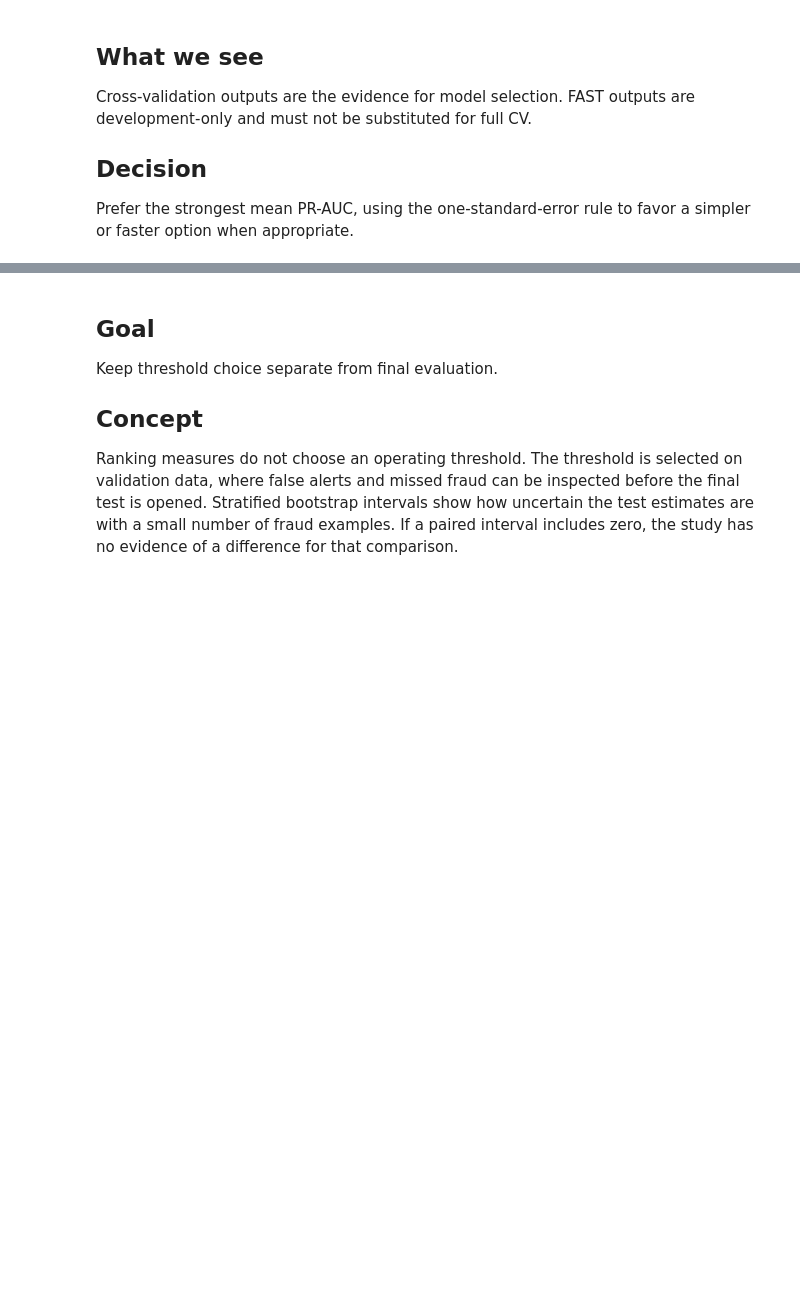
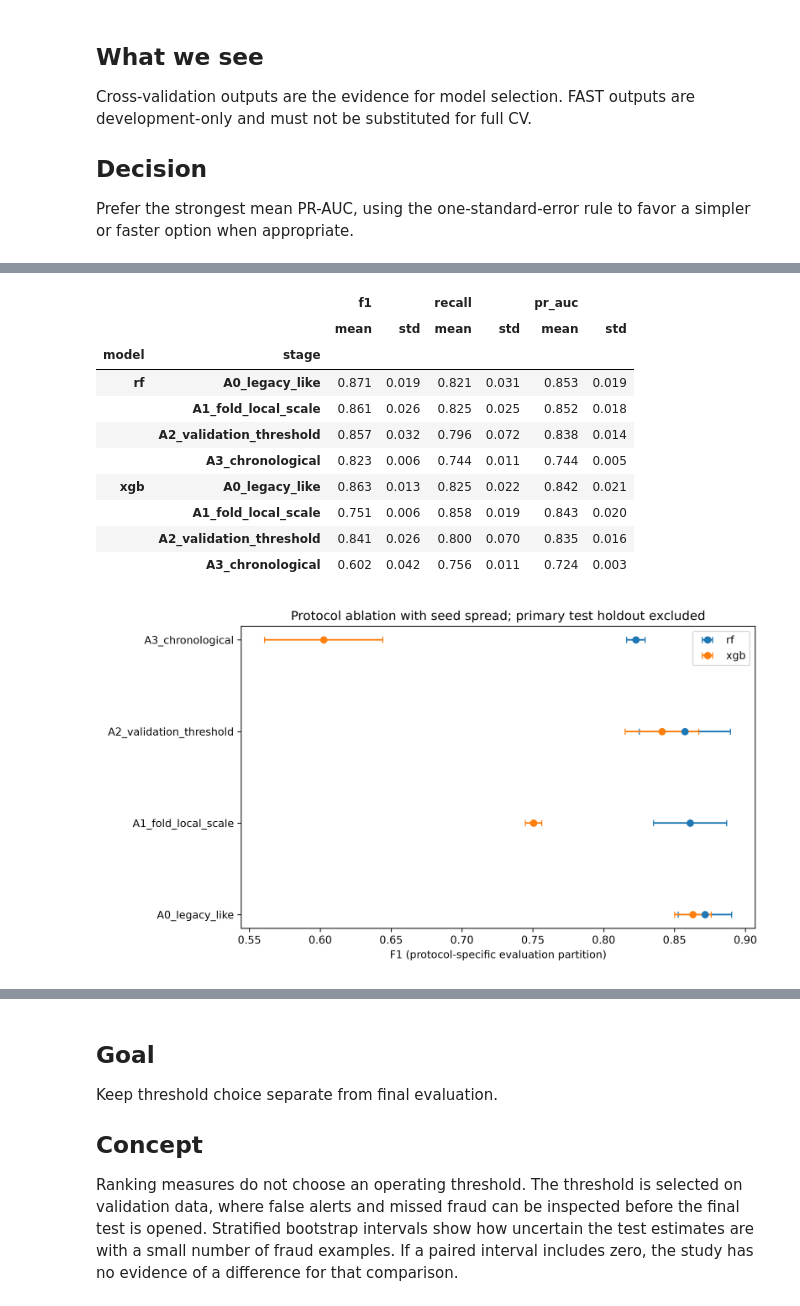
Before and after one commit to SYK-351/Fraud-Detection-Machine-Learning-Model, a Jupyter notebook: main.ipynb, the cells around one changed output, grey strips where cells are left out. Drawn from its saved outputs; the diff is of its cells as text; code cells hidden in the pictures; blank space fills up the shorter version.

Commit message:
feat: refresh cached-results notebook

```diff
--- a/main.ipynb
+++ b/main.ipynb
@@ -132,0 +155,20 @@ Full CV has not been run. Use `python scripts/run_cv.py --models ... --strategie
+# %%
+ablation_path = RESULTS / "ablation.csv"
+if ablation_path.exists():
+    ablation = pd.read_csv(ablation_path)
+    display(ablation.groupby(["model", "stage"])[["f1", "recall", "pr_auc"]].agg(["mean", "std"]).round(3))
+fig = FIGURES / "f12_protocol_ablation.png"
+if fig.exists(): display(Image(filename=str(fig)))
+# %% [output]
+|  |  | f1 |  | recall |  | pr_auc |  |
+|  |  | mean | std | mean | std | mean | std |
+| model | stage |  |  |  |  |  |  |
+| rf | A0_legacy_like | 0.871 | 0.019 | 0.821 | 0.031 | 0.853 | 0.019 |
+|  | A1_fold_local_scale | 0.861 | 0.026 | 0.825 | 0.025 | 0.852 | 0.018 |
+|  | A2_validation_threshold | 0.857 | 0.032 | 0.796 | 0.072 | 0.838 | 0.014 |
+|  | A3_chronological | 0.823 | 0.006 | 0.744 | 0.011 | 0.744 | 0.005 |
+| xgb | A0_legacy_like | 0.863 | 0.013 | 0.825 | 0.022 | 0.842 | 0.021 |
+|  | A1_fold_local_scale | 0.751 | 0.006 | 0.858 | 0.019 | 0.843 | 0.020 |
+|  | A2_validation_threshold | 0.841 | 0.026 | 0.800 | 0.070 | 0.835 | 0.016 |
+|  | A3_chronological | 0.602 | 0.042 | 0.756 | 0.011 | 0.724 | 0.003 |
+[figure, added]
```
Also changed, not shown: parts of 7 cells of this notebook, 1 other file.
